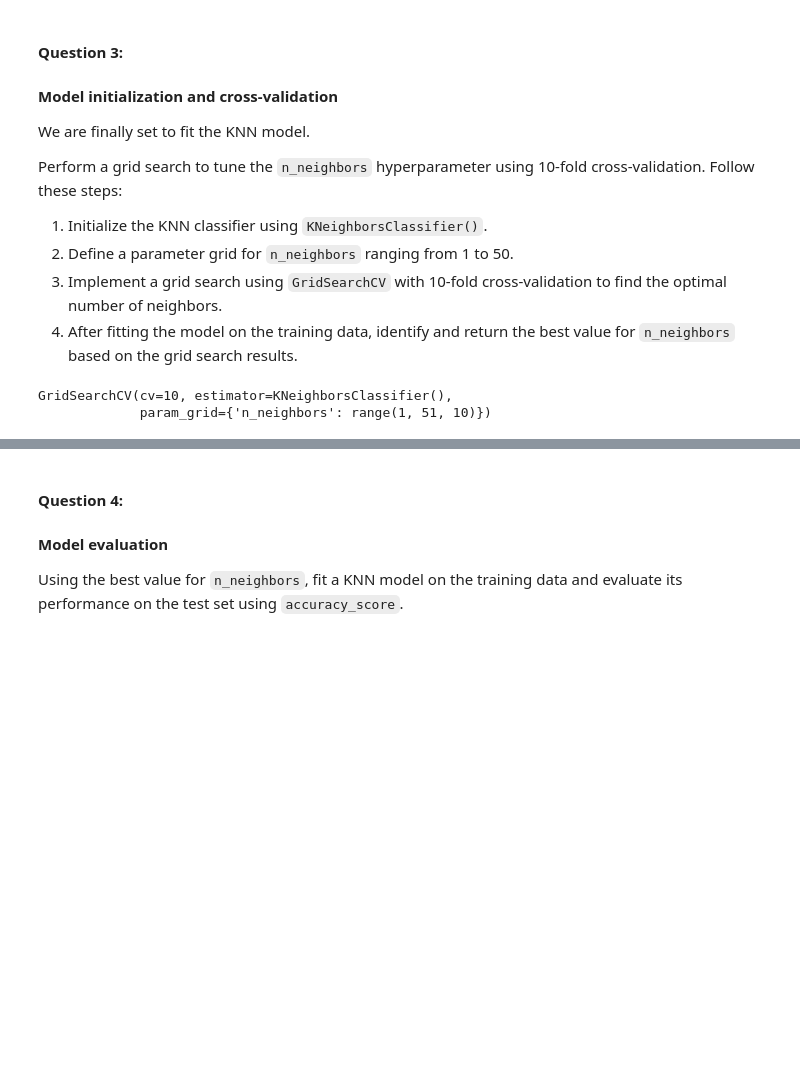
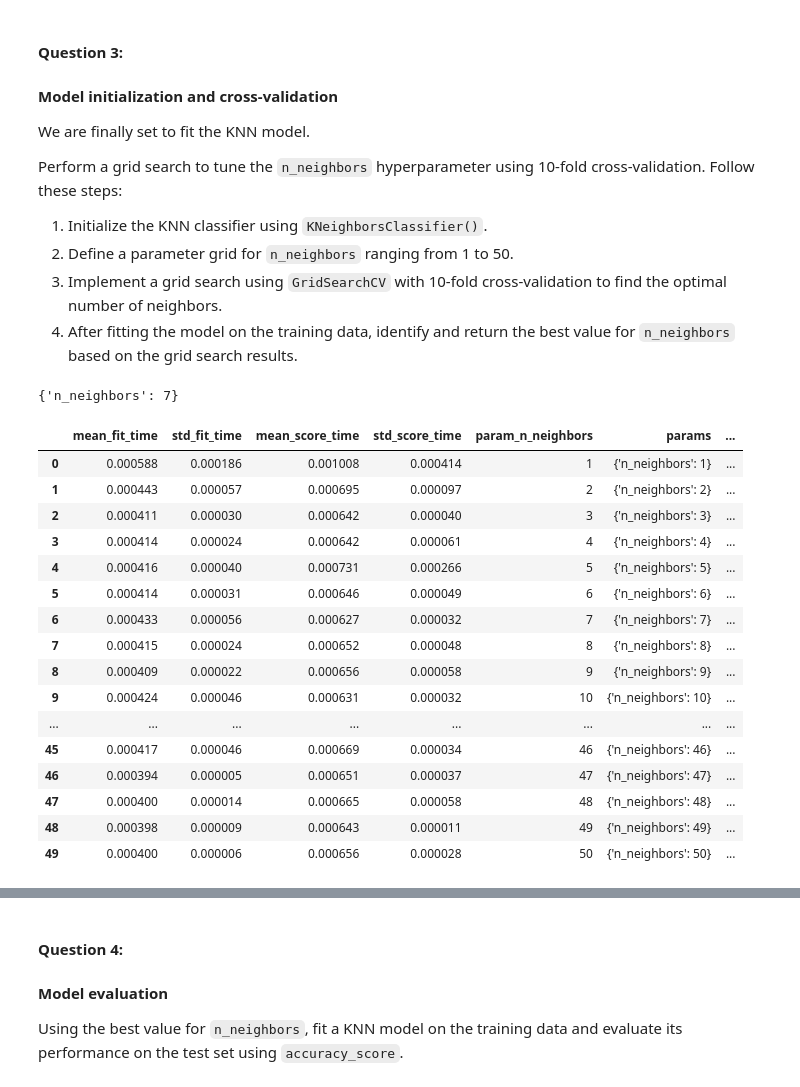
Before and after one commit to Fooroogh-RM/LCR, a Jupyter notebook: assignment_1_frm.ipynb, the cells around one changed output, grey strips where cells are left out. Drawn from its saved outputs; the diff is of its cells as text; code cells hidden in the pictures; blank space fills up the shorter version.

```diff
--- a/assignment_1_frm.ipynb
+++ b/assignment_1_frm.ipynb
@@ -210,13 +210,33 @@ wine_df_test['prediction'] = knn.predict(wine_df_test[wine_df_train.columns[:-1]
 # %%
 from sklearn.model_selection import ParameterGrid
 
 
-ParameterGrid = {'n_neighbors': range(1, 51, 10)}
+ParameterGrid = {'n_neighbors': range(1, 51)}
 wine_grid = GridSearchCV(estimator=knn, param_grid=ParameterGrid, cv=10)
 wine_grid.fit(wine_df_train[wine_df_train.columns[:-1]], wine_df_train['class'])
+
+accuracies_grid = pd.DataFrame(wine_grid.cv_results_)
+print(wine_grid.best_params_)
+accuracies_grid
 # %% [output]
-GridSearchCV(cv=10, estimator=KNeighborsClassifier(),
-             param_grid={'n_neighbors': range(1, 51, 10)})
+{'n_neighbors': 7}
+|  | mean_fit_time | std_fit_time | mean_score_time | std_score_time | param_n_neighbors | params | ... |
+| 0 | 0.000588 | 0.000186 | 0.001008 | 0.000414 | 1 | {'n_neighbors': 1} | ... |
+| 1 | 0.000443 | 0.000057 | 0.000695 | 0.000097 | 2 | {'n_neighbors': 2} | ... |
+| 2 | 0.000411 | 0.000030 | 0.000642 | 0.000040 | 3 | {'n_neighbors': 3} | ... |
+| 3 | 0.000414 | 0.000024 | 0.000642 | 0.000061 | 4 | {'n_neighbors': 4} | ... |
+| 4 | 0.000416 | 0.000040 | 0.000731 | 0.000266 | 5 | {'n_neighbors': 5} | ... |
+| 5 | 0.000414 | 0.000031 | 0.000646 | 0.000049 | 6 | {'n_neighbors': 6} | ... |
+| 6 | 0.000433 | 0.000056 | 0.000627 | 0.000032 | 7 | {'n_neighbors': 7} | ... |
+| 7 | 0.000415 | 0.000024 | 0.000652 | 0.000048 | 8 | {'n_neighbors': 8} | ... |
+| 8 | 0.000409 | 0.000022 | 0.000656 | 0.000058 | 9 | {'n_neighbors': 9} | ... |
+| 9 | 0.000424 | 0.000046 | 0.000631 | 0.000032 | 10 | {'n_neighbors': 10} | ... |
+| ... | ... | ... | ... | ... | ... | ... | ... |
+| 45 | 0.000417 | 0.000046 | 0.000669 | 0.000034 | 46 | {'n_neighbors': 46} | ... |
+| 46 | 0.000394 | 0.000005 | 0.000651 | 0.000037 | 47 | {'n_neighbors': 47} | ... |
+| 47 | 0.000400 | 0.000014 | 0.000665 | 0.000058 | 48 | {'n_neighbors': 48} | ... |
+| 48 | 0.000398 | 0.000009 | 0.000643 | 0.000011 | 49 | {'n_neighbors': 49} | ... |
+| 49 | 0.000400 | 0.000006 | 0.000656 | 0.000028 | 50 | {'n_neighbors': 50} | ... |
 # %%
 cv_results = pd.DataFrame(wine_grid.cv_results_)
 print(cv_results[['param_n_neighbors', 'mean_test_score']].sort_values(by='mean_test_score', ascending=False))
```
Also changed, not shown: parts of 4 cells of this notebook.
